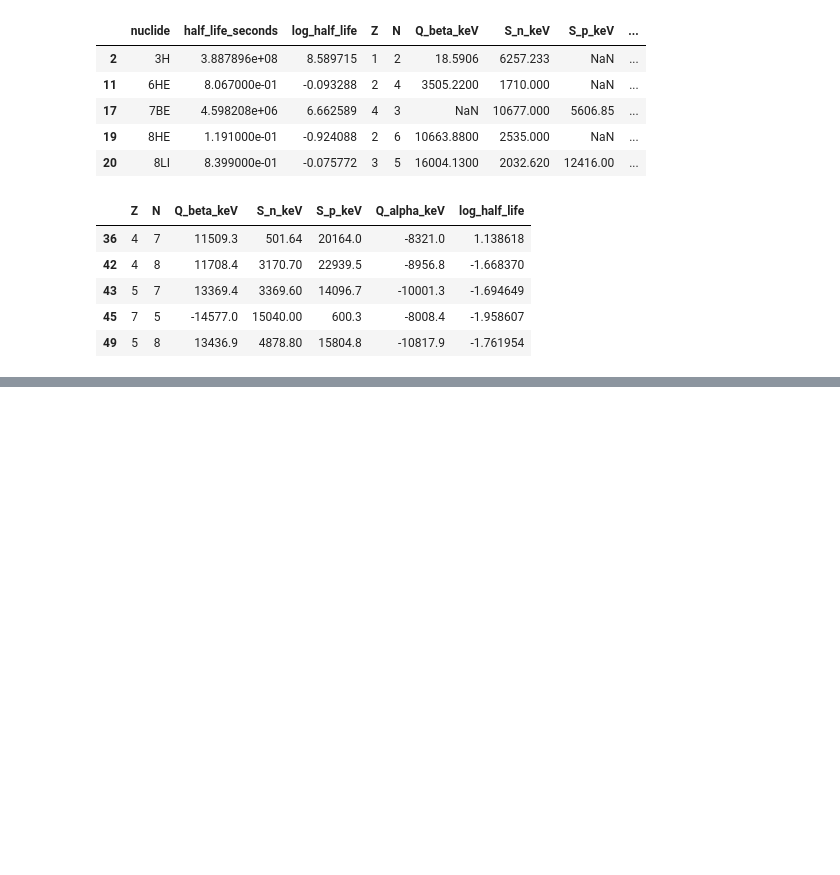
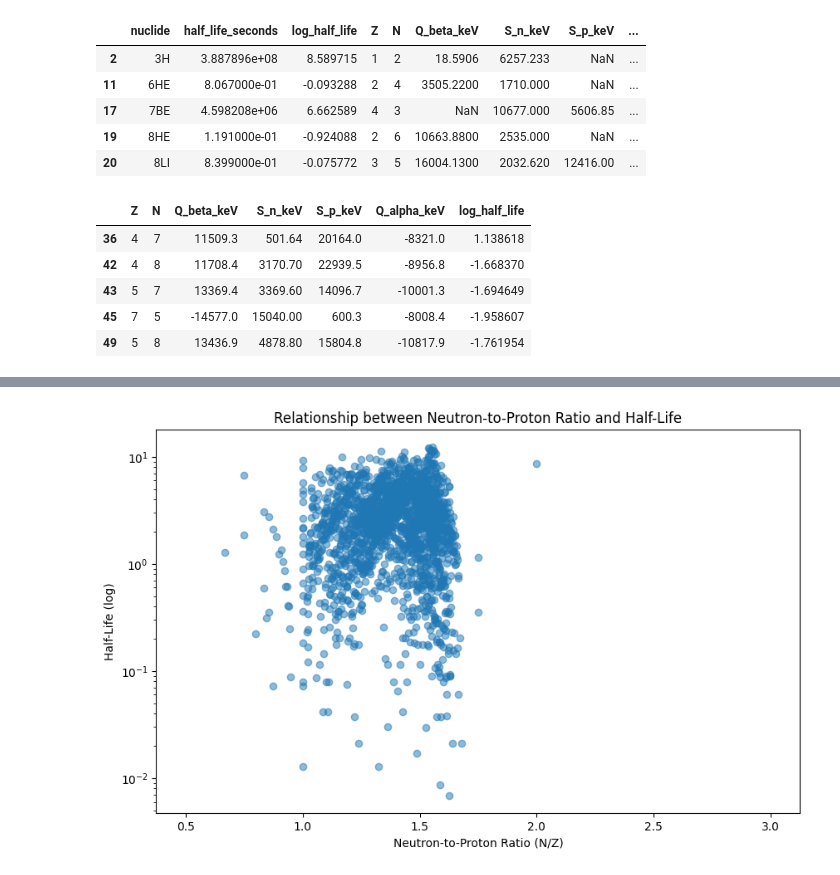
Before and after one commit to BrandonL08/Nuclear-Half-Life-Prediction-CHE1147-Term-Project, a Jupyter notebook: 01_data_cleaning.ipynb, the cells around one changed output, grey strips where cells are left out. Cells and saved outputs as stored; diff of their text form; code cells hidden in the pictures; blank space fills up the shorter version.

```diff
--- a/01_data_cleaning.ipynb
+++ b/01_data_cleaning.ipynb
@@ -251,0 +370,11 @@ Initial modeling dataset shape: (1671, 7)
+# %%
+# Plot neutron-to-proton ratio (N/Z) vs. half-life (in seconds) to visualize the relationship between mass number and half-life
+plt.figure(figsize=(10, 6))
+plt.scatter(eda_df[eda_df["Z"] > 0]["N"] / eda_df[eda_df["Z"] > 0]["Z"], (eda_df[eda_df["Z"] > 0]["log_half_life"]), alpha=0.5)
+plt.xlabel("Neutron-to-Proton Ratio (N/Z)")
+plt.ylabel("Half-Life (log)")
+plt.yscale("log")
+plt.title("Relationship between Neutron-to-Proton Ratio and Half-Life")
+plt.show()
+# %% [output]
+[figure, added]
```
Also changed, not shown: parts of 4 cells of this notebook, 1 other file.
